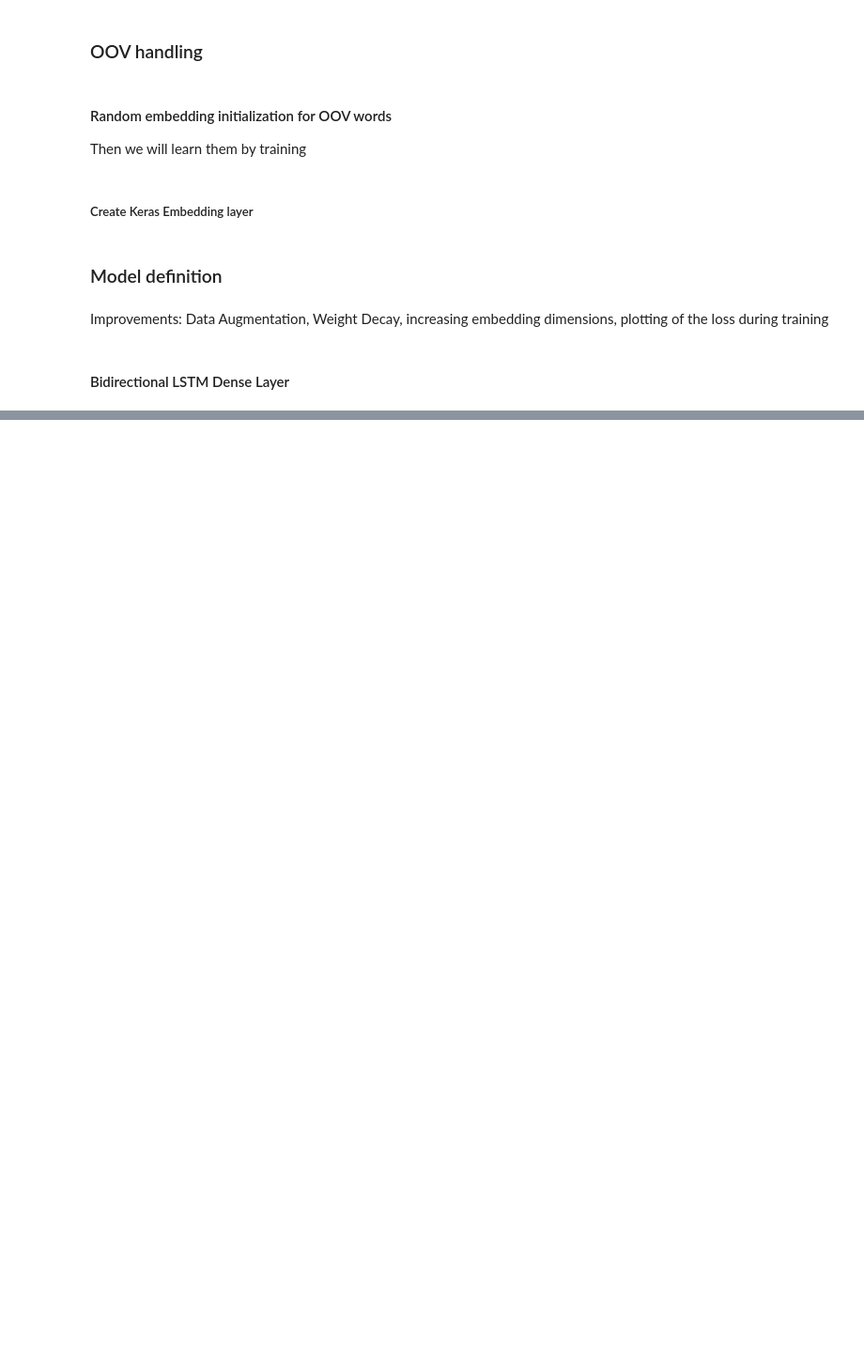
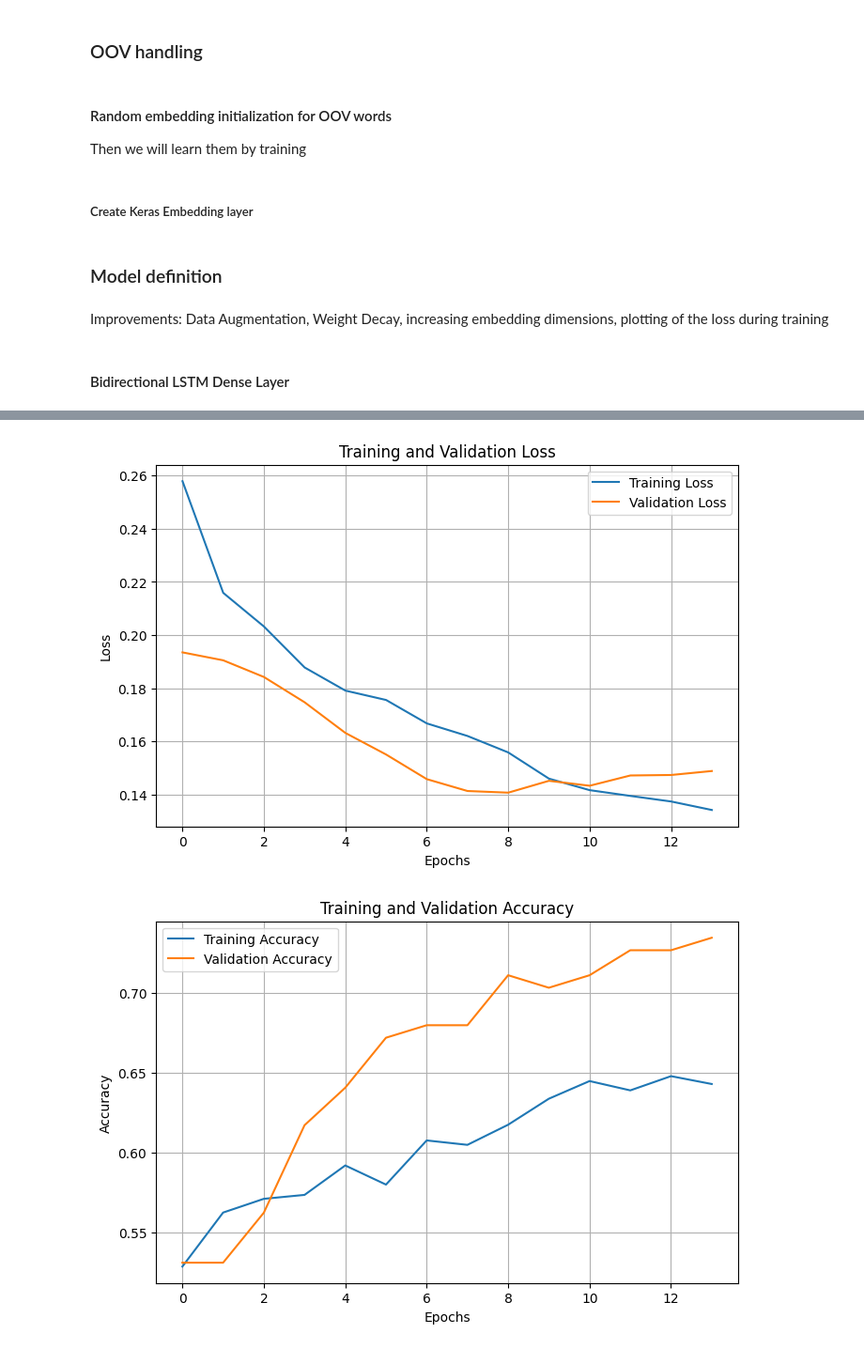
Before and after one commit to LuGorr/Sexist-Tweet-Detection, a Jupyter notebook: A1/Assignment_1.ipynb, the cells around one changed output, grey strips where cells are left out. Shown: that part at 94% size. Drawn from its saved outputs; the diff is of its cells as text; code cells hidden in the pictures; blank space fills up the shorter version.

```diff
--- a/A1/Assignment_1.ipynb
+++ b/A1/Assignment_1.ipynb
@@ -517,7 +569,7 @@ from sklearn.metrics import f1_score, precision_score, recall_score
 LSTM_UNITS = 128
 DROPOUT_RATE = 0.3
 LR = 1e-4
-EPOCHS = 20
+EPOCHS = 30
 SEEDS = [42, 123, 999]
 
 # Build model
@@ -547,7 +599,7 @@ def build_baseline_model():
     ])
 
     model.compile(
-        loss='sparse_categorical_crossentropy',
+        loss=sparse_categorical_focal_loss(gamma=2.0, alpha=0.25),
         optimizer=optimizers.Adam(learning_rate=LR),
         metrics=['accuracy']
     )
@@ -573,7 +625,7 @@ def evaluate_model(model, valid_ds):
 # Early stopping callback (prevents overfitting)
 early_stop = tf.keras.callbacks.EarlyStopping(
     monitor='val_loss',
-    patience=2,
+    patience=5,
     restore_best_weights=True
 )
 
@@ -623,3 +715,28 @@ print("Best model saved as 'best_baseline_model.keras'")
+# %%
+# Plot training and validation loss
+plt.figure(figsize=(8, 5))
+plt.plot(history.history['loss'], label='Training Loss')
+plt.plot(history.history['val_loss'], label='Validation Loss')
+plt.title('Training and Validation Loss')
+plt.xlabel('Epochs')
+plt.ylabel('Loss')
+plt.legend()
+plt.grid(True)
+plt.show()
+
+# (Optional) Plot accuracy as well
+plt.figure(figsize=(8, 5))
+plt.plot(history.history['accuracy'], label='Training Accuracy')
+plt.plot(history.history['val_accuracy'], label='Validation Accuracy')
+plt.title('Training and Validation Accuracy')
+plt.xlabel('Epochs')
+plt.ylabel('Accuracy')
+plt.legend()
+plt.grid(True)
+plt.show()
+# %% [output]
+[figure, added]
+[figure, added]
 # %%
 """from sklearn.model_selection import KFold
 from itertools import product
```
Also changed, not shown: parts of 5 cells of this notebook.
